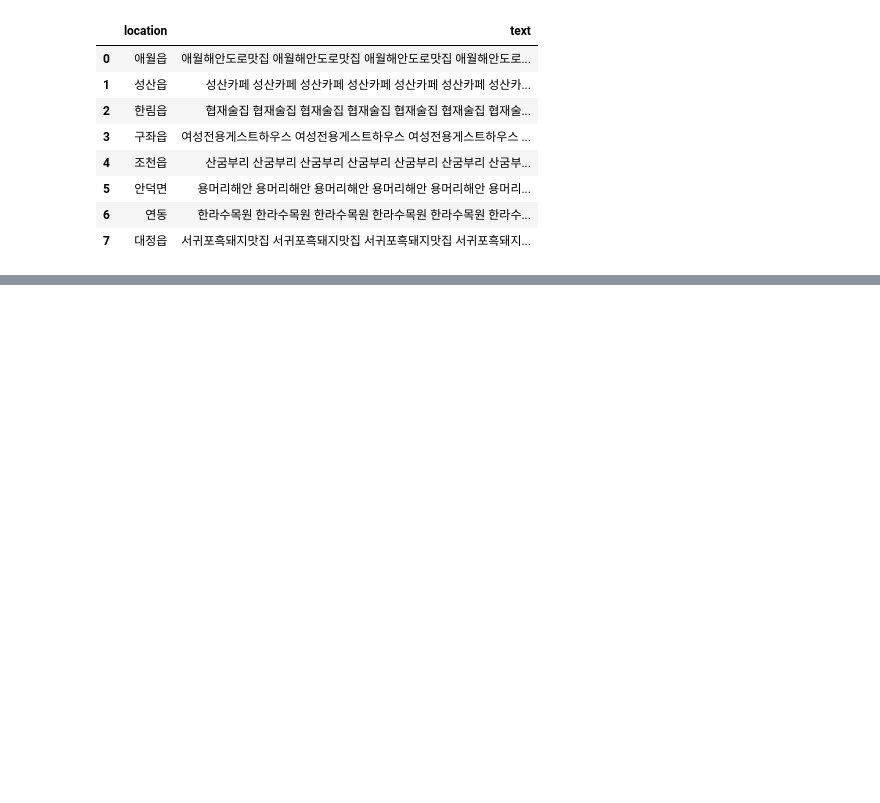
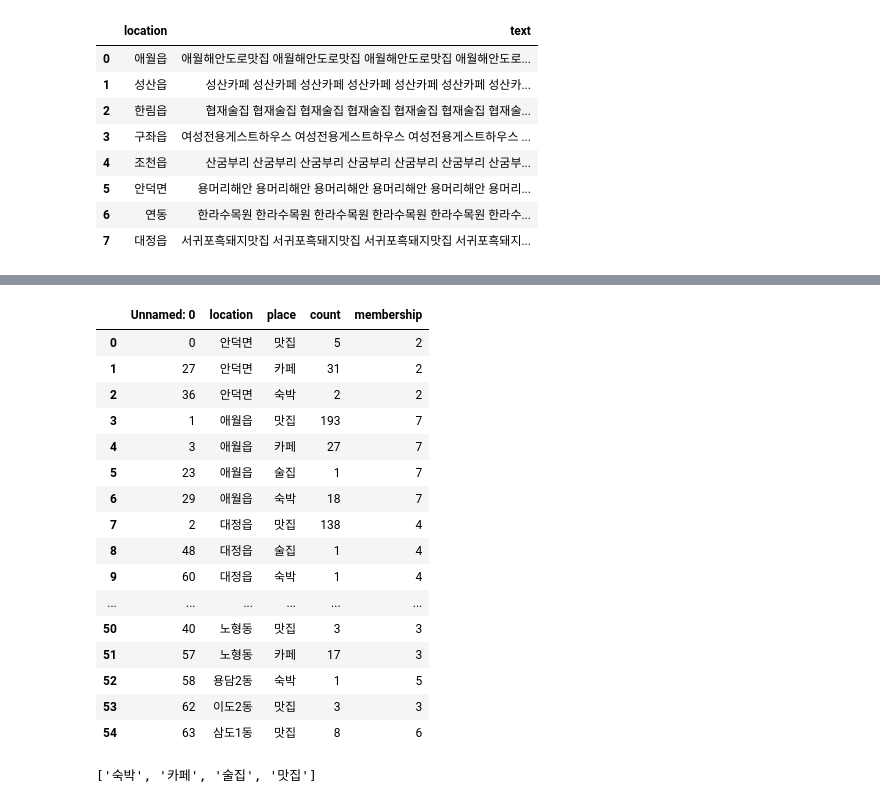
Before and after one commit to EunhoCho/RRRRRR, a Jupyter notebook: Result Analysis.ipynb, the cells around one changed output, grey strips where cells are left out. Cells and saved outputs as stored; diff of their text form; code cells hidden in the pictures; blank space fills up the shorter version.

```diff
--- a/Result Analysis.ipynb
+++ b/Result Analysis.ipynb
@@ -186,0 +363,3 @@ tags_df.to_csv('dataframes/wordcloud_df.csv')
+# %%
+location_tags = pd.read_csv('dataframes/location_tags.csv')
+location_tags.sort_values(by=['count'], axis=0, ascending=False)
@@ -186,0 +380,27 @@ tags_df.to_csv('dataframes/wordcloud_df.csv')
+# %%
+tags_cluster = pd.merge(location_tags, memb, on="location")
+# %%
+tags_cluster
+# %% [output]
+|  | Unnamed: 0 | location | place | count | membership |
+| 0 | 0 | 안덕면 | 맛집 | 5 | 2 |
+| 1 | 27 | 안덕면 | 카페 | 31 | 2 |
+| 2 | 36 | 안덕면 | 숙박 | 2 | 2 |
+| 3 | 1 | 애월읍 | 맛집 | 193 | 7 |
+| 4 | 3 | 애월읍 | 카페 | 27 | 7 |
+| 5 | 23 | 애월읍 | 술집 | 1 | 7 |
+| 6 | 29 | 애월읍 | 숙박 | 18 | 7 |
+| 7 | 2 | 대정읍 | 맛집 | 138 | 4 |
+| 8 | 48 | 대정읍 | 술집 | 1 | 4 |
+| 9 | 60 | 대정읍 | 숙박 | 1 | 4 |
+| ... | ... | ... | ... | ... | ... |
+| 50 | 40 | 노형동 | 맛집 | 3 | 3 |
+| 51 | 57 | 노형동 | 카페 | 17 | 3 |
+| 52 | 58 | 용담2동 | 숙박 | 1 | 5 |
+| 53 | 62 | 이도2동 | 맛집 | 3 | 3 |
+| 54 | 63 | 삼도1동 | 맛집 | 8 | 6 |
+# %%
+places = list(set(tags_cluster['place']))
+places
+# %% [output]
+['숙박', '카페', '술집', '맛집']
```
Also changed, not shown: parts of 12 cells of this notebook, 14 other files.
